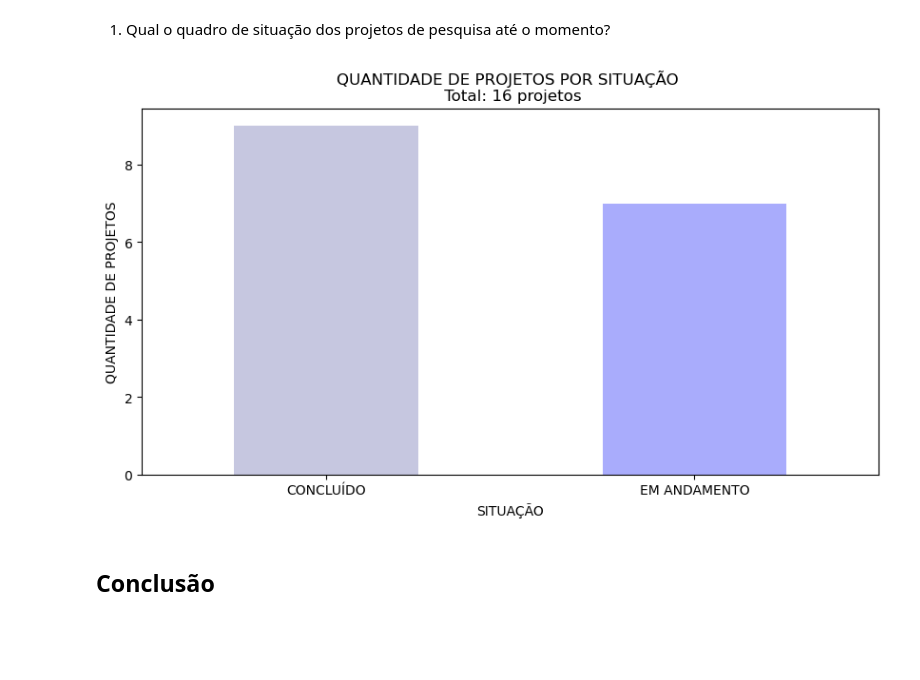
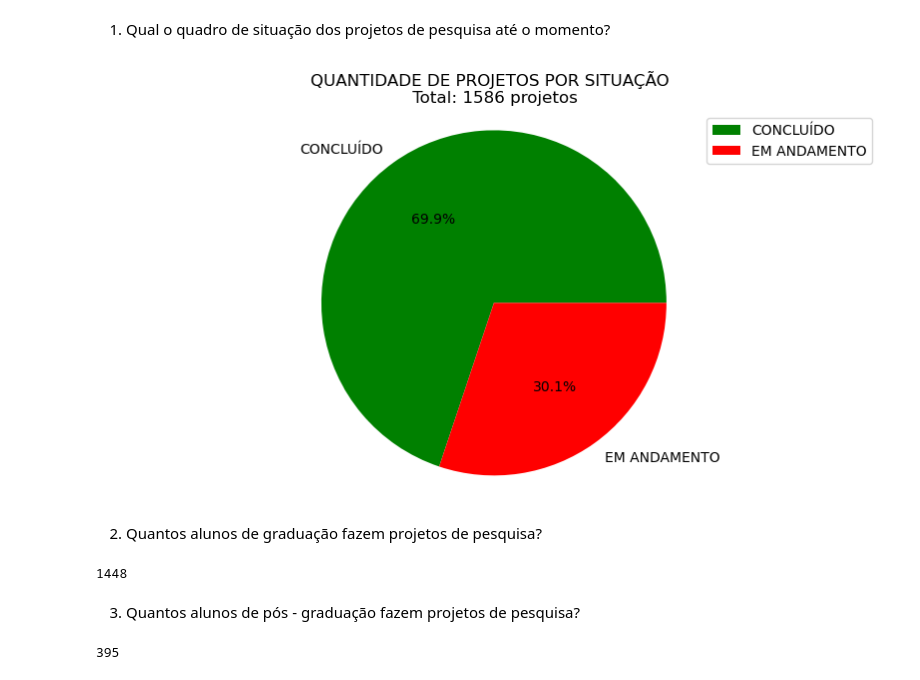
Before and after one commit to riguedes/IC_UFOP, a Jupyter notebook: teste.ipynb, the cells around one changed output. Cells and saved outputs as stored; diff of their text form; code cells hidden in the pictures; blank space fills up the shorter version.

```diff
--- a/teste.ipynb
+++ b/teste.ipynb
@@ -789,5 +663,5 @@ df_dois['Contagem'] = 1
 # %%
-df_dois.columns = ['Titulo','Situação','Ano','Data de Inicio','Data Fim','Natureza','Aluno de Graduação', 'Aluno de Pós - Graduação', 'Contagem'] #Renomeando colunas
+df_dois.columns = ['Situação','Ano','Data de Inicio','Data Fim','Natureza','Aluno de Graduação', 'Aluno de Pós - Graduação', 'Contagem'] #Renomeando colunas
 # %%
 df_dois
 # %% [output]
@@ -810,0 +681,14 @@ df_dois
+# %%
+#Removendo informações adicionais entre parênteses e separando dados por ; na coluna alunos de Graduação
+df_dois['coluna_nova'] = df_dois['Aluno de Graduação'].str.replace(r'\(.*\)', '')
+df_dois = df_dois.drop('Aluno de Graduação', axis=1)
+df_dois = df_dois.rename(columns={'coluna_nova': 'Aluno de Graduação'})
+df_dois['Aluno de Graduação'] = df_dois['Aluno de Graduação'].str.split(';')
+df_dois = df_dois.explode('Aluno de Graduação')
+# %%
+#Removendo informações adicionais entre parênteses e separando dados por ; na coluna alunos de Pós - Graduação
+df_dois['coluna_nova'] = df_dois['Aluno de Pós - Graduação'].str.replace(r'\(.*\)', '')
+df_dois = df_dois.drop('Aluno de Pós - Graduação', axis=1)
+df_dois = df_dois.rename(columns={'coluna_nova': 'Aluno de Pós - Graduação'})
+df_dois['Aluno de Pós - Graduação'] = df_dois['Aluno de Pós - Graduação'].str.split(';')
+df_dois = df_dois.explode('Aluno de Pós - Graduação')
@@ -810,0 +703,3 @@ df_dois
+# %%
+#Removendo projetos de pesquisa sem alunos de graduação e de pós - graduação
+df_dois = df_dois.drop(df_dois[(df_dois['Aluno de Pós - Graduação'] == 'NÃO POSSUI') & (df_dois['Aluno de Graduação'] == 'NÃO POSSUI')].index)
@@ -813,18 +728,29 @@ df_dois
 # %% [markdown]
 1. Qual o quadro de situação dos projetos de pesquisa até o momento?
 # %%
-grafico_df_dois = df_dois.groupby('Situação')['Contagem'].sum().plot(kind='bar', figsize=(10,5), color=random.choice(colors), alpha=.7)
+grafico_df_dois = df_dois.groupby('Situação')['Contagem'].sum().plot(kind='pie', figsize=(10,5), colors='green', autopct='%1.1f%%')
 
-for p in grafico_df_dois.patches:
-    b=p.get_bbox()
-    grafico_df_dois.annotate("{:.0f}".format(b.y1 + b.y0), ((b.x0 + b.x1)/2 - 0.03, b.y1 + 15))
-
-plt.xticks(rotation=0)
-plt.xlabel('SITUAÇÃO')
-plt.ylabel('QUANTIDADE DE PROJETOS')
+plt.axis('equal')
+plt.legend(loc='upper right')
+plt.xlabel('')
+plt.ylabel('')
 plt.title('QUANTIDADE DE PROJETOS POR SITUAÇÃO \n Total: ' + str(df_dois['Contagem'].sum()) + ' projetos')
 plt.show()
 # %% [output]
-[figure, old version]
+[figure, new version]
-# %% [markdown]
-## Conclusão
+# %% [markdown]
+2. Quantos alunos de graduação fazem projetos de pesquisa?
+# %%
+aluno_graduacao = df_dois[df_dois['Aluno de Graduação'] != 'NÃO POSSUI']['Contagem']
+soma = aluno_graduacao.sum()
+print(soma)
+# %% [output]
+1448
+# %% [markdown]
+3. Quantos alunos de pós - graduação fazem projetos de pesquisa?
+# %%
+aluno_pos_graduacao = df_dois[df_dois['Aluno de Pós - Graduação'] != 'NÃO POSSUI']['Contagem']
+soma_um = aluno_pos_graduacao.sum()
+print(soma_um)
+# %% [output]
+395
```
Also changed, not shown: parts of 67 cells of this notebook.
